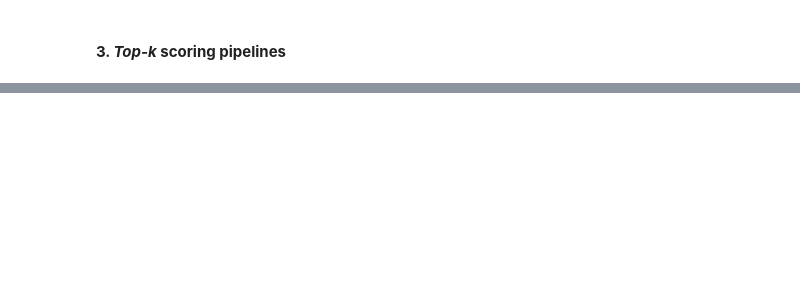
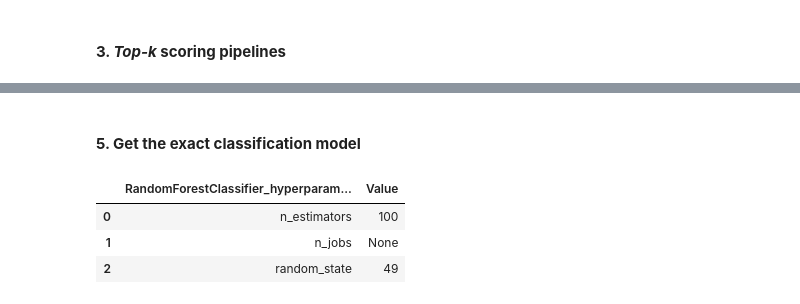
Before and after one commit to CoDS-GCS/kglids, a Jupyter notebook: KGLiDS_pipeline_APIs.ipynb, the cells around one changed output, grey strips where cells are left out. Saved outputs shown, nothing was run; the diff lists cells and outputs as text; code cells hidden in the pictures; blank space fills up the shorter version.

```diff
--- a/KGLiDS_pipeline_APIs.ipynb
+++ b/KGLiDS_pipeline_APIs.ipynb
@@ -80,0 +86,9 @@ kglids.get_top_k_scoring_pipelines_for_dataset(dataset='andrewmvd.udemy-courses'
+# %% [markdown]
+#### <b>5. Get the exact classification model</b>
+# %%
+kglids.get_classifier(df.iloc[1])
+# %% [output]
+|  | RandomForestClassifier_hyperparam... | Value |
+| 0 | n_estimators | 100 |
+| 1 | n_jobs | None |
+| 2 | random_state | 49 |
```
Also changed, not shown: parts of 5 cells of this notebook, 2 other files.
